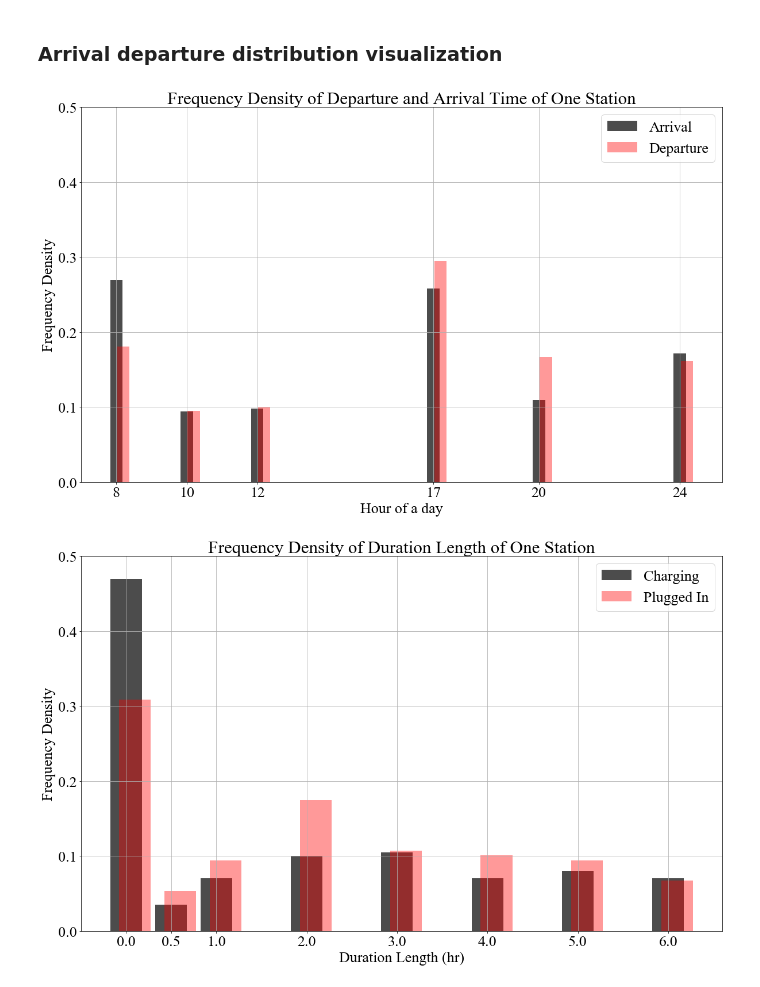
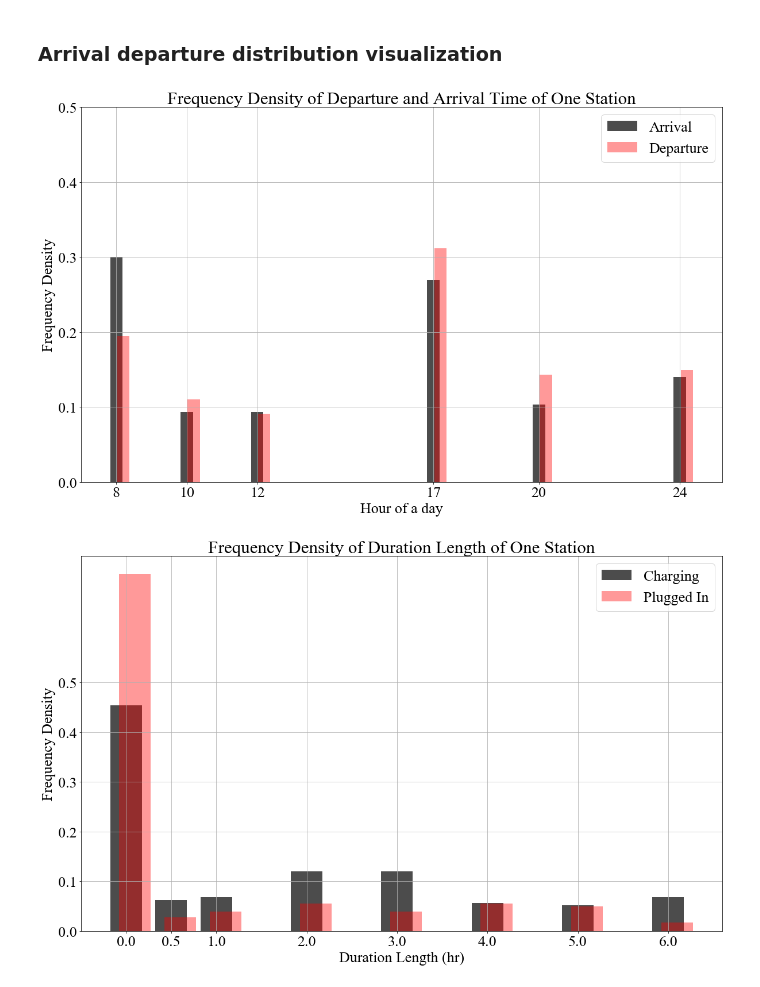
Before and after one commit to JantonZeng/eCAL, a Jupyter notebook: DATA SCRAP/Teld_data_analysis/User_activity_analysis.ipynb, the cells around one changed output. Cells and saved outputs as stored; diff of their text form; code cells hidden in the pictures.

Commit message:
improve charging duration calculation

```diff
--- a/DATA SCRAP/Teld_data_analysis/User_activity_analysis.ipynb
+++ b/DATA SCRAP/Teld_data_analysis/User_activity_analysis.ipynb
@@ -823,3 +788,12 @@ B***
+# %%
+def calc_activityDuraton(session, actCode):
+    tmpt = session['statusTime'][np.where(session['statusInd'] == actCode)]
+    Duration = datetime.timedelta(seconds = 0)
+    for idx, elem in enumerate(tmpt):
+        if idx < len(tmpt)-1:
+            if tmpt[idx+1] - tmpt[idx] < datetime.timedelta(hours = 1):
+                Duration += tmpt[idx+1] - tmpt[idx]
+    return Duration
 # %%
 # (arrialTime, chargingStarttime, chargingDuration, plugInTime, plugInduration, leaveTime, pile)
 userUsage_dict_lowresol = dict()
@@ -842,12 +816,15 @@ for user in unique_user_list:
             else:
                 chargingStartTime = None
 
-            chargingDuration = len(chargingIdx_list) * datetime.timedelta(minutes=15)
-            if chargingDuration > datetime.timedelta(hours=5):
-                pdb.set_trace()
+            chargingDuration = calc_activityDuraton(session[0], 1)
+            plugInduration = calc_activityDuraton(session[0], 1.1)
+
+#             chargingDuration = len(chargingIdx_list) * datetime.timedelta(minutes=15)
+#             if chargingDuration > datetime.timedelta(hours=5):
+#                 pdb.set_trace()
 #                 pass
-            plugInduration = (len(pluggedInIdx_list) + len(fullyChargedInd_list)) \
-            * datetime.timedelta(minutes=15) + chargingDuration
+#             plugInduration = (len(pluggedInIdx_list) + len(fullyChargedInd_list)) \
+#             * datetime.timedelta(minutes=15) + chargingDuration
 
             #find the most recent index of activity, taking both charging and plugged in into account.
             if len(chargingIdx_list) > 0 and len(totConnected_list) > 0:
@@ -1179,6 +1131,8 @@ conn_unique, conn_counts = np.unique(connected_list, return_counts=True)
 
 #plot arrival and departure time frequency density
 plt.figure(figsize=(20,12))
+opacity = 0.4
+bar_width = 0.35
 
 plt.bar(arrival_unique, arrival_counts/float(sum(arrival_counts)), bar_width, color='k', alpha=opacity+0.3, label="Arrival")
 plt.bar(depart_unique+0.2, depart_counts/float(sum(depart_counts)), bar_width, color='r', alpha=opacity, label="Departure")
@@ -1196,33 +1150,33 @@ plt.figure(figsize=(20,12))
 
 plt.bar(char_unique, char_counts/float(sum(char_counts)), bar_width, color='k', alpha=opacity+0.3, label="Charging")
 plt.bar(conn_unique+0.1, conn_counts/float(sum(conn_counts)), bar_width, color='r', alpha=opacity, label="Plugged In")
 plt.xlabel("Duration Length (hr)")
 plt.ylabel("Frequency Density")
 plt.title("Frequency Density of Duration Length of One Station")
 plt.xticks(charge_hour_list)
 plt.yticks(np.linspace(0, 0.5, 6))
 plt.legend()
 plt.grid()
 plt.show()
 
 #plot energy amount delivered
 plt.figure(figsize=(20,12))
 
 bins = plt.hist(energy_list, bins=200, normed=True)
 #find anormaly points - percentage of anormally points in the data set
-anorm_cap = 40.8
+anorm_cap = 45.2
 anorm_perg = sum(bins[0][np.where(bins[1] == anorm_cap)[0][0]:])
 plt.xlabel("Amount Energy Delivered (kWh)")
 plt.ylabel("Frequency Density")
 plt.title("Energy Delivered of One Station, anormally percentage is {}%".format(np.round(anorm_perg,2)*100))
 plt.xticks(bins[1][::10])
 
 #threshold line
 plt.plot([anorm_cap, anorm_cap], [0, max(bins[0])], 'r--')
 plt.annotate('Anormally Threshold Capacity', xy=(anorm_cap, max(bins[0])), xytext=(80, 0.2),
              arrowprops=dict(facecolor='black', shrink=0.05))
 plt.grid()
 plt.show()
 # %% [output]
-[figure, old version]
+[figure, new version]
-[figure, old version]
+[figure, new version]
```
Also changed, not shown: parts of 17 cells of this notebook.
